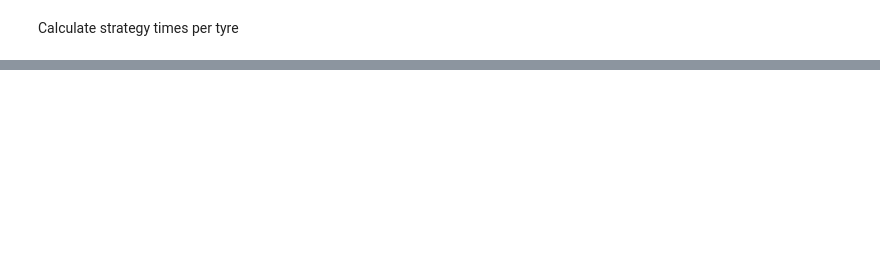
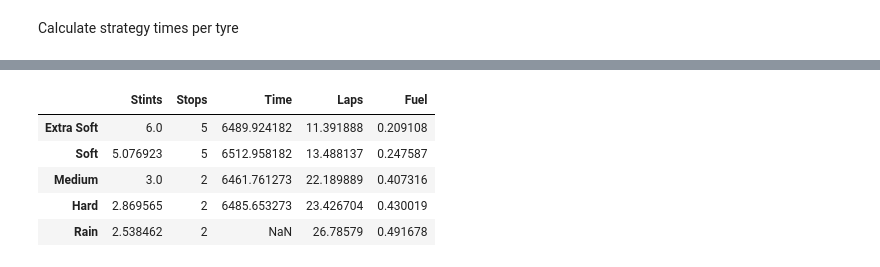
Before and after one commit to freire-guido/gpro, a Jupyter notebook: strategies.ipynb, the cells around one changed output, grey strips where cells are left out. Saved outputs shown, nothing was run; the diff lists cells and outputs as text; code cells hidden in the pictures; blank space fills up the shorter version.

```diff
--- a/strategies.ipynb
+++ b/strategies.ipynb
@@ -121,0 +106,9 @@ get_strategies(14, .25)
+# %%
+get_strategies(15, .35)
+# %% [output]
+|  | Stints | Stops | Time | Laps | Fuel |
+| Extra Soft | 6.0 | 5 | 6489.924182 | 11.391888 | 0.209108 |
+| Soft | 5.076923 | 5 | 6512.958182 | 13.488137 | 0.247587 |
+| Medium | 3.0 | 2 | 6461.761273 | 22.189889 | 0.407316 |
+| Hard | 2.869565 | 2 | 6485.653273 | 23.426704 | 0.430019 |
+| Rain | 2.538462 | 2 | NaN | 26.78579 | 0.491678 |
```
Also changed, not shown: parts of 8 cells of this notebook, 1 other file.
